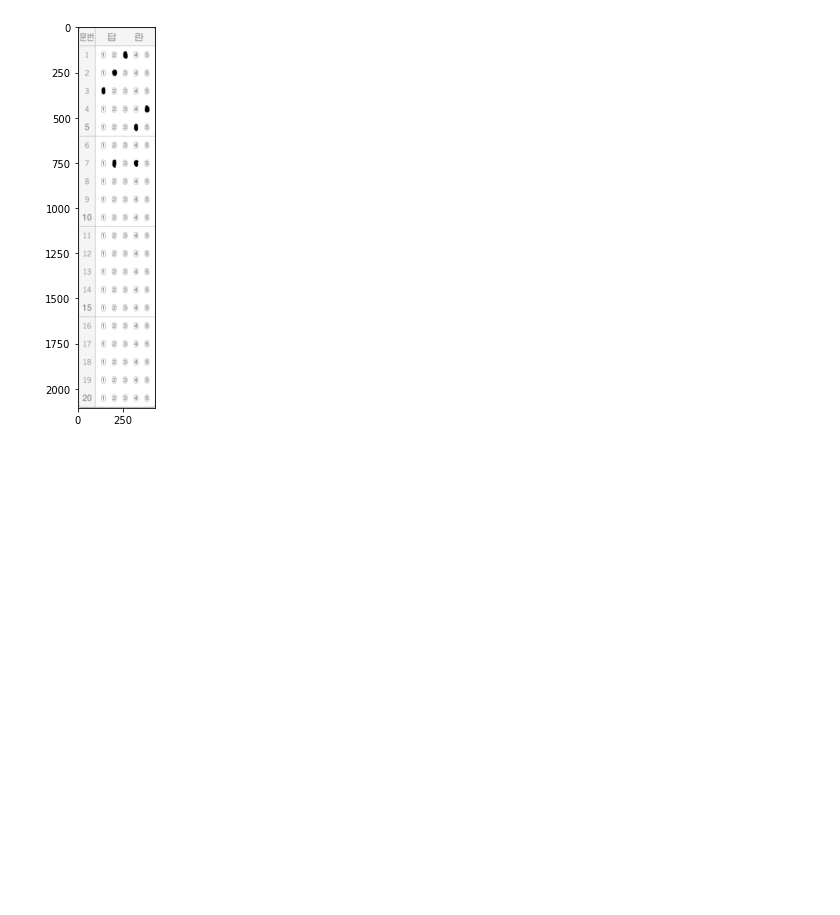
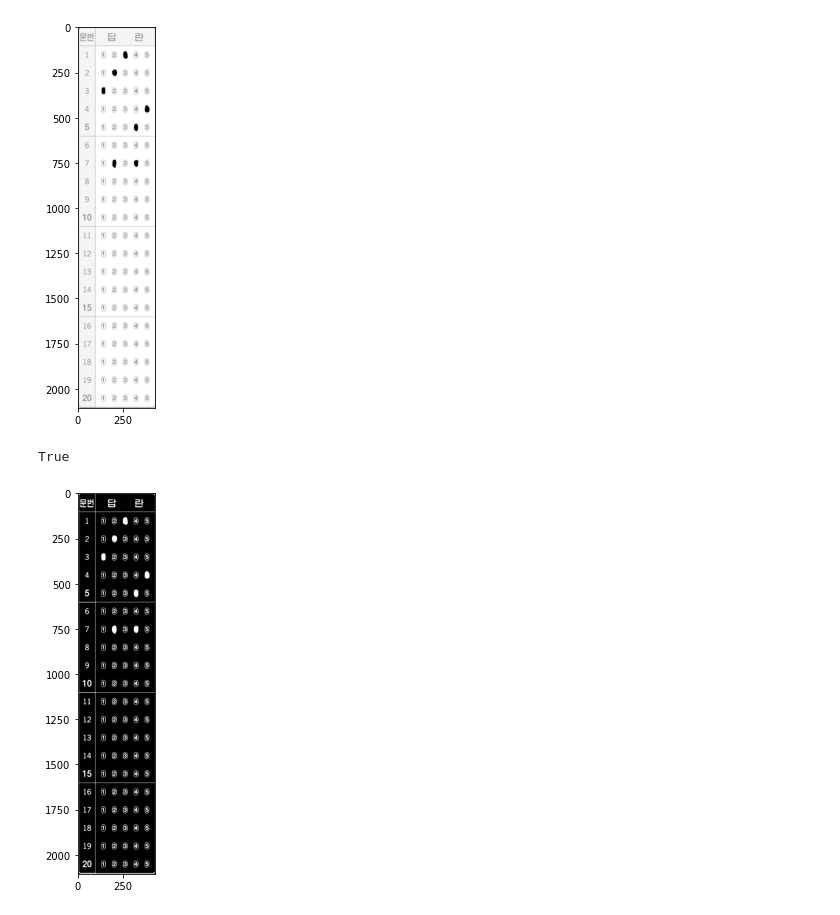
Before and after one commit to NYCCake/SmartOMR, a Jupyter notebook: ex.ipynb, the cells around one changed output. Cells and saved outputs as stored; diff of their text form; code cells hidden in the pictures; blank space fills up the shorter version.

```diff
--- a/ex.ipynb
+++ b/ex.ipynb
@@ -21,17 +21,17 @@ plt.imshow(cv2.cvtColor(edged, cv2.COLOR_BGR2RGB))
 #finding contours
 cnts=cv2.findContours(edged.copy(),cv2.RETR_EXTERNAL,cv2.CHAIN_APPROX_SIMPLE)
 cnts=imutils.grab_contours(cnts)
-cnts=sorted(cnts, key=cv2.contourArea, reverse=True)
 # %%
 #reducing vertices by approxPolyDP, finding answer area
-roa=np.empty((0), int) #(region of answer)ndarray gen
+roa=np.empty((0,1,2), int) #(region of answer)ndarray gen
 for c in cnts:
     peri=cv2.arcLength(c, True)
-    approx=cv2.approxPolyDP(c, 0.005*peri, True) #experiential constant
+    approx=cv2.approxPolyDP(c, 0.005*peri, True)
     if len(approx)==4:
         cv2.drawContours(img, [approx], 0, (0, 0, 255), 5)
-        roa=np.append(roa, approx)
+        roa=np.append(roa, approx, axis=0)
 plt.imshow(cv2.cvtColor(img, cv2.COLOR_BGR2RGB))
 roa=roa.reshape(5,4,1,2)
+roa=sorted(roa, key=lambda roa:roa[0][0][0], reverse=False)
 print(roa)
 # %% [output]
@@ -61,7 +61,7 @@ plt.imshow(cv2.cvtColor(img, cv2.COLOR_BGR2RGB))
 [figure]
 # %%
 #slicing
-x, y, w, h = cv2.boundingRect(roa[2])
+x, y, w, h = cv2.boundingRect(roa[1])
 print(x, y, w, h)
 roi=gray[y:y+h, x:x+w]
 plt.imshow(cv2.cvtColor(roi, cv2.COLOR_BGR2RGB))
@@ -69,3 +69,9 @@ plt.imshow(cv2.cvtColor(roi, cv2.COLOR_BGR2RGB))
 1178 280 429 2106
 <matplotlib.image.AxesImage at 0x...>
 [figure]
+# %%
+thresh = cv2.threshold(roi, 0, 255, cv2.THRESH_BINARY_INV | cv2.THRESH_OTSU)[1]
+plt.imshow(cv2.cvtColor(thresh, cv2.COLOR_BGR2RGB))
+# %% [output]
+True
+[figure, added]
```
Also changed, not shown: parts of 2 cells of this notebook.
